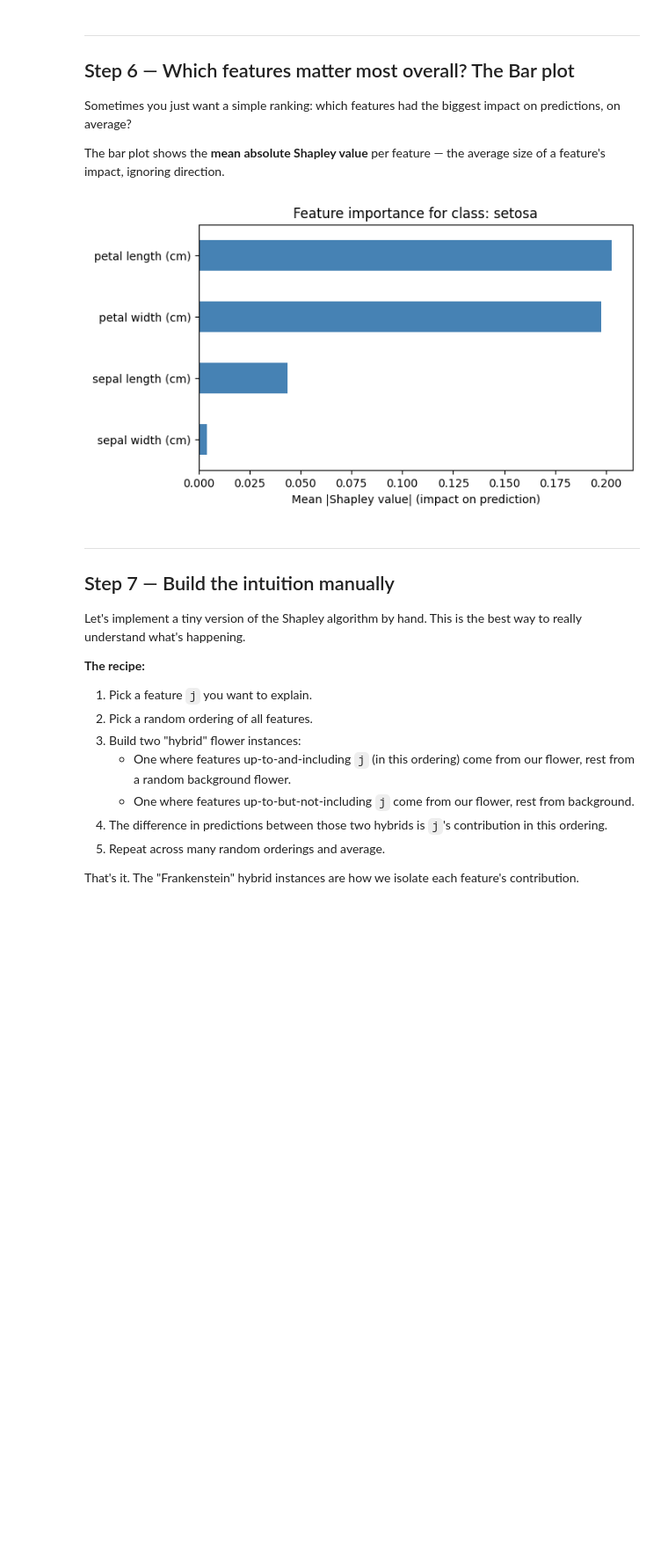
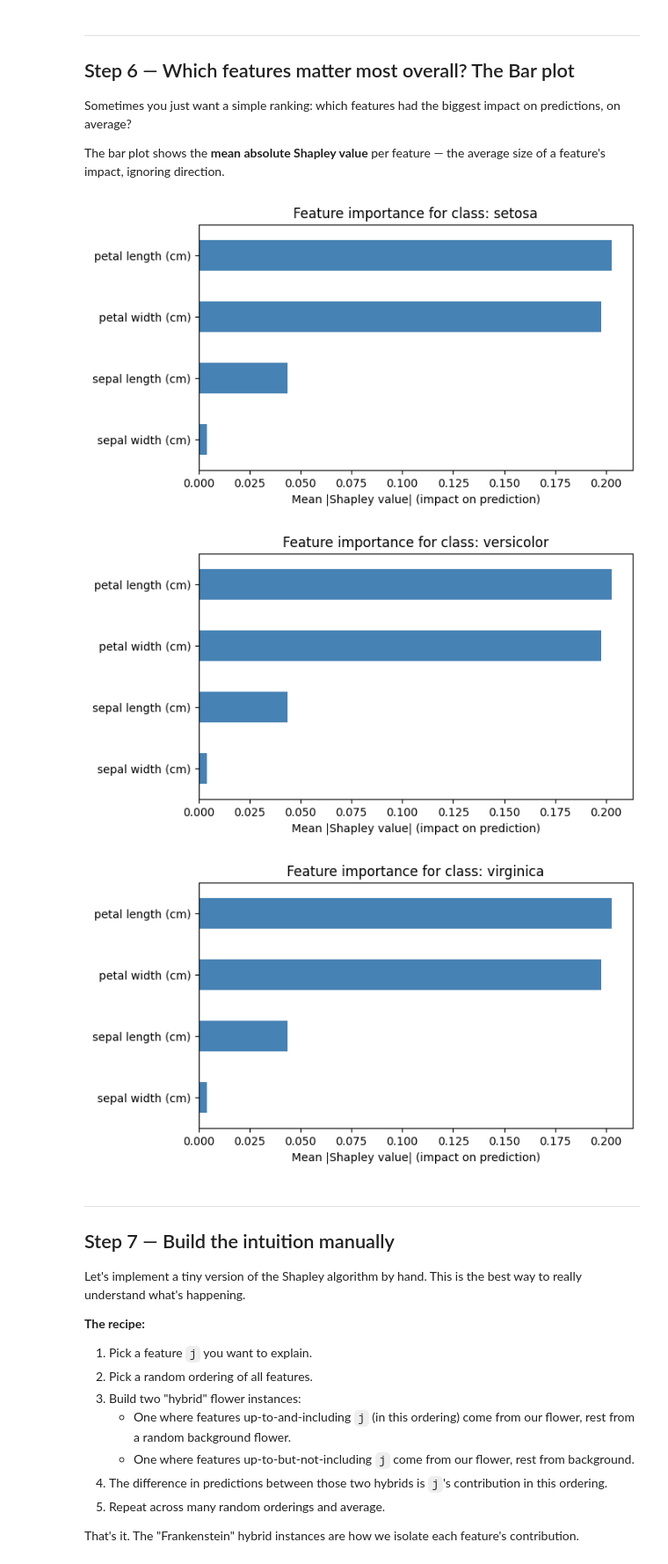
Before and after one commit to kinano/ml-scratch-pad, a Jupyter notebook: src/random_and_isolation_forests_revised.ipynb, the cells around one changed output. Shown at 88% size. Saved outputs shown, nothing was run; the diff lists cells and outputs as text; code cells hidden in the pictures; blank space fills up the shorter version.

Commit message:
[NO-TICKET]: Generate bar plots for all classes
Co-Authored-By: Claude Sonnet 4.6 <noreply@anthropic.com>

```diff
--- a/src/random_and_isolation_forests_revised.ipynb
+++ b/src/random_and_isolation_forests_revised.ipynb
@@ -328,18 +328,21 @@ Sometimes you just want a simple ranking: which features had the biggest impact
 The bar plot shows the **mean absolute Shapley value** per feature — the average size of a feature's impact, ignoring direction.
 # %%
 # Mean absolute Shapley value per feature, for class 0
-mean_abs = np.abs(shap_values.values[:, :, 0]).mean(axis=0)
-feature_importance = pd.Series(mean_abs, index=iris.feature_names).sort_values(ascending=True)
+for class_idx, class_name in enumerate(iris.target_names):
+  mean_abs = np.abs(shap_values.values[:, :, 0]).mean(axis=0)
+  feature_importance = pd.Series(mean_abs, index=iris.feature_names).sort_values(ascending=True)
 
-fig, ax = plt.subplots(figsize=(7, 4))
-feature_importance.plot.barh(ax=ax, color='steelblue')
-ax.set_xlabel('Mean |Shapley value| (impact on prediction)')
-ax.set_title('Feature importance for class: setosa')
-ax.axvline(0, color='black', lw=0.8)
-plt.tight_layout()
-plt.show()
+  fig, ax = plt.subplots(figsize=(7, 4))
+  feature_importance.plot.barh(ax=ax, color='steelblue')
+  ax.set_xlabel('Mean |Shapley value| (impact on prediction)')
+  ax.set_title(f'Feature importance for class: {class_name}')
+  ax.axvline(0, color='black', lw=0.8)
+  plt.tight_layout()
+  plt.show()
 # %% [output]
 [figure]
+[figure, added]
+[figure, added]
 # %% [markdown]
 ---
 
```
